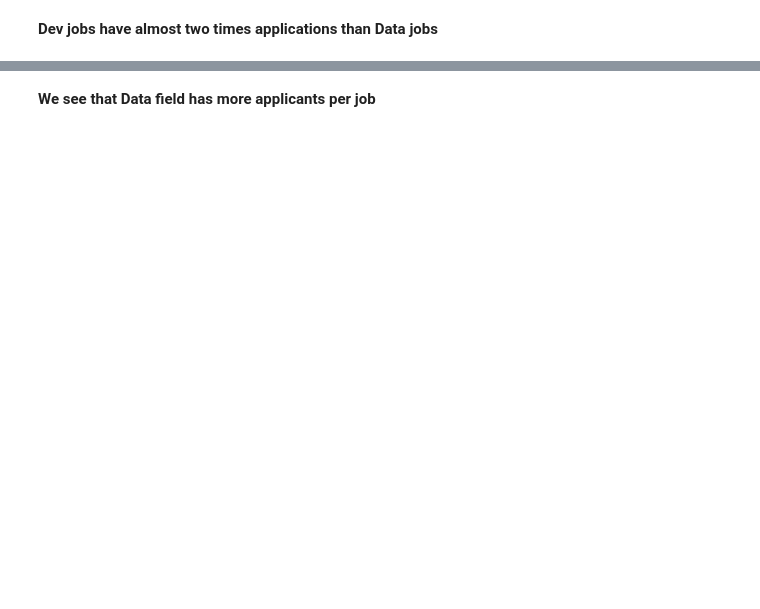
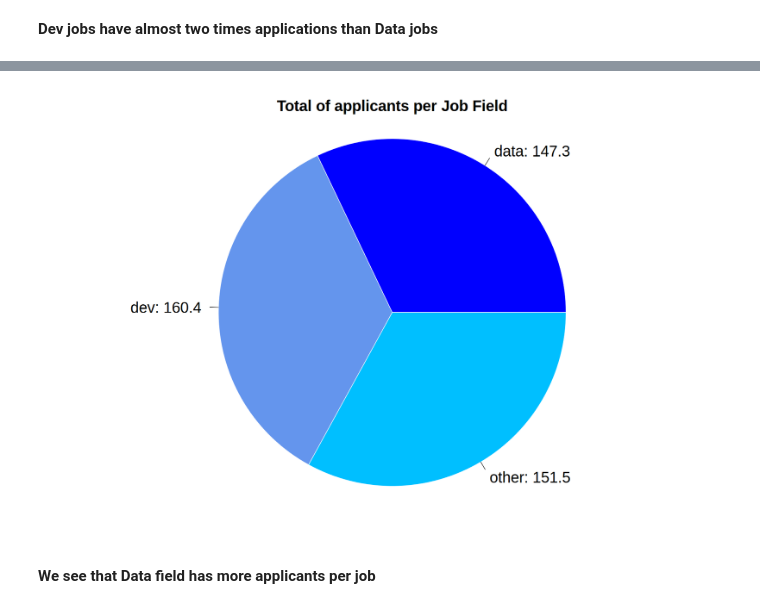
Before and after one commit to andearaujo92/Data-science, a Jupyter notebook: extensive-feat-engineering-dataviz-in-r.ipynb, the cells around one changed output, grey strips where cells are left out. Drawn from its saved outputs; the diff is of its cells as text; code cells hidden in the pictures; blank space fills up the shorter version.

Commit message:
linkedin job data added

```diff
--- a/extensive-feat-engineering-dataviz-in-r.ipynb
+++ b/extensive-feat-engineering-dataviz-in-r.ipynb
@@ -7,5 +10,5 @@ library(tidyverse)
 # %% [markdown]
 # Exploring Data
 # %%
-df <- read.csv("/kaggle/input/linkedin-job-data/linkdin_Job_data.csv")
+df <- read.csv("/home/anderson/Documentos/Portfollio-Data-science/linkdin_Job_data.csv")
 str(df)
@@ -205,17 +355,19 @@ ggplot(aes(qtt, reorder(state, qtt)))+
 # %%
 data_chart <- df %>%
   group_by(job_field) %>%
   summarise(applications = sum(no_of_application),
             amount_of_jobs = n()) %>%
   mutate(no_of_applicants_per_job = applications / amount_of_jobs)
 
 pie(data_chart$no_of_applicants_per_job,
     labels = paste(data_chart$job_field, round(data_chart$no_of_applicants_per_job, 1), sep = ": "),
     border = "white",
     col = c("blue","cornflowerblue","deepskyblue"),
-    radius = 1.5,
+    radius = 1,
     cex = 2)
     title(main = "Total of applicants per Job Field",cex.main = 2)
+# %% [output]
+[figure, added]
 # %% [markdown]
 **We see that Data field has more applicants per job**
 # %%
```
Also changed, not shown: parts of 24 cells of this notebook, 1 other file.
